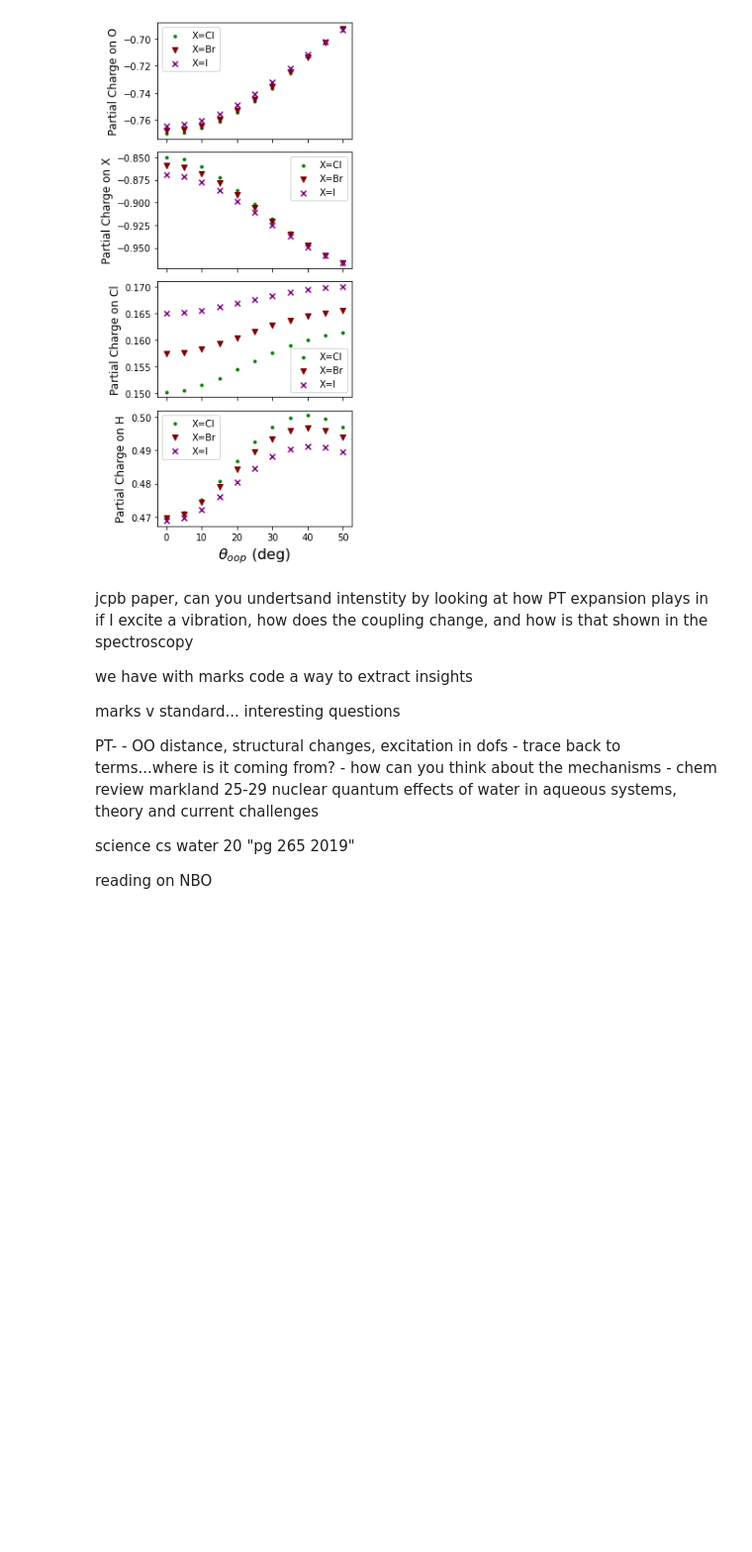
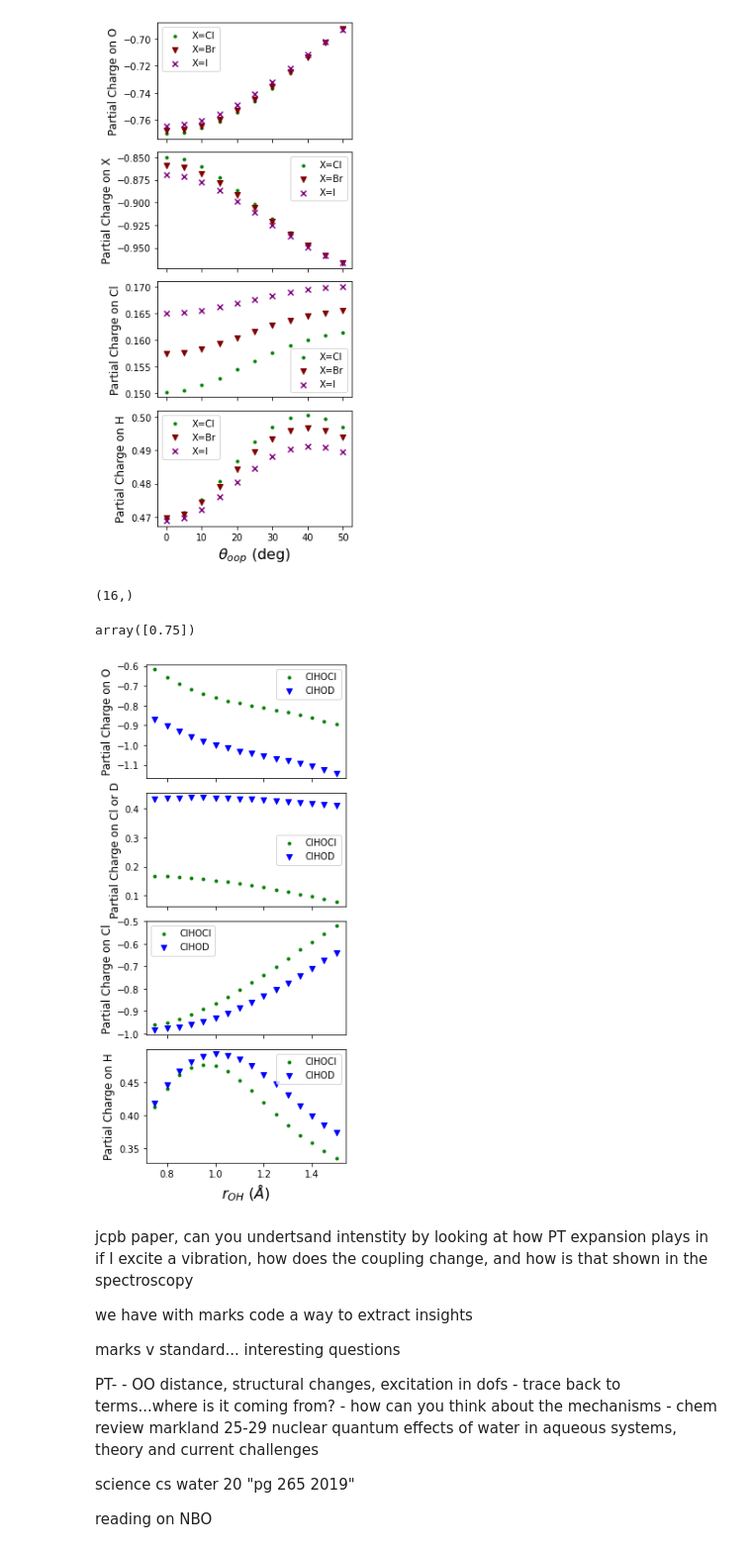
Before and after one commit to cgavinh/mccoy_hocl, a Jupyter notebook: Untitled.ipynb, the cells around one changed output. Shown at 99% size. Cells and saved outputs as stored; diff of their text form; code cells hidden in the pictures; blank space fills up the shorter version.

```diff
--- a/Untitled.ipynb
+++ b/Untitled.ipynb
@@ -390,7 +390,7 @@ with open('clhocl/natural_charges.txt', 'r') as f:
     for line in lines:
         split.append(line.split())
 # %%
-def pull_charges(file):
+def pull_charges(file, rearrange=False):
     split = []
     with open(file, 'r') as f:
         lines = f.readlines()
@@ -426,13 +426,16 @@ def pull_charges(file):
     #print(n_d)
     l = []
     keys = list(n_d.keys())
-    keys.insert(1, keys.pop(-1))
+    if rearrange:
+        keys.insert(1, keys.pop(-1))
     for k in keys:
         l.append(n_d[k])
     return np.asarray(l, dtype=float)
 # %%
-clhocl_nbo = pull_charges('clhocl/natural_charges.txt')
-ihocl_nbo = pull_charges('ihocl/natural_charges.txt')
-brhocl_nbo = pull_charges('brhocl/natural_charges.txt')
-brhocl_pp_nbo = pull_charges('brhocl_pp/natural_charges.txt')
+clhocl_oop_nbo = pull_charges('oop_s_rOH_opt/clhocl/natural_charges.txt', rearrange=True)
+#ihocl_nbo = pull_charges('oop_s_rOH_opt/ihocl/natural_charges.txt', rearrange=True)
+brhocl_oop_nbo = pull_charges('oop_s_rOH_opt/brhocl/natural_charges.txt', rearrange=True)
+brhocl_oop_pp_nbo = pull_charges('oop_s_rOH_opt/brhocl_pp/natural_charges.txt', rearrange=True)
+clhocl_rOH_nbo = pull_charges('rOH_s_oop_0/clhocl/natural_charges.txt')
+clhod_rOH_nbo = pull_charges('rOH_s_oop_0/clhod/natural_charges.txt')
 # %%
@@ -643,6 +647,51 @@ plt.tight_layout()
 plt.savefig('natural_charges.pdf')
 # %% [output]
 [figure]
+# %%
+clhocl_rOH_nbo[:,0].shape
+# %% [output]
+(16,)
+# %%
+np.arange(0.75,1.55,5)
+# %% [output]
+array([0.75])
+# %%
+%matplotlib inline
+fig, axs = plt.subplots(4, 1, sharex=True)
+
+
+oop = np.arange(0.75,1.55,0.05)
+axs[0].scatter(oop, clhocl_rOH_nbo[:,0], label="ClHOCl", color='green', marker='.')
+axs[1].scatter(oop, clhocl_rOH_nbo[:,1], label="ClHOCl", color='green', marker='.')
+axs[2].scatter(oop, clhocl_rOH_nbo[:,2], label="ClHOCl", color='green', marker='.')
+axs[3].scatter(oop, clhocl_rOH_nbo[:,3], label="ClHOCl", color='green', marker='.')
+
+axs[0].scatter(oop, clhod_rOH_nbo[:,0], label="ClHOD", color='blue', marker='v')
+axs[1].scatter(oop, clhod_rOH_nbo[:,1], label="ClHOD", color='blue', marker='v')
+axs[2].scatter(oop, clhod_rOH_nbo[:,2], label="ClHOD", color='blue', marker='v')
+axs[3].scatter(oop, clhod_rOH_nbo[:,3], label="ClHOD", color='blue', marker='v')
+
+
+for a in axs:
+    a.legend(loc='best')
+
+#axs[0].set_title("NBO tz")
+axs[0].set_ylabel("Partial Charge on O", fontsize=12)
+axs[1].set_ylabel("Partial Charge on Cl or D", fontsize=12)
+axs[2].set_ylabel("Partial Charge on Cl", fontsize=12)
+axs[3].set_ylabel("Partial Charge on H", fontsize=12)
+
+axs[3].set_xlabel(r'$r_{OH}$ ($\AA$)', fontsize=16)
+
+
+fig.subplots_adjust(wspace = 0, hspace = 0)
+fig.set_size_inches(w=4,h=8.5)
+
+plt.tight_layout()
+
+plt.savefig('natural_charges_clhocl_v_clhod.pdf')
+# %% [output]
+[figure, added]
 # %% [markdown]
 jcpb paper, can you undertsand intenstity by looking at how PT expansion plays in
 if I excite a vibration, how does the coupling change, and how is that shown in the spectroscopy
```
Also changed, not shown: parts of 4 cells of this notebook, 2 other files.
